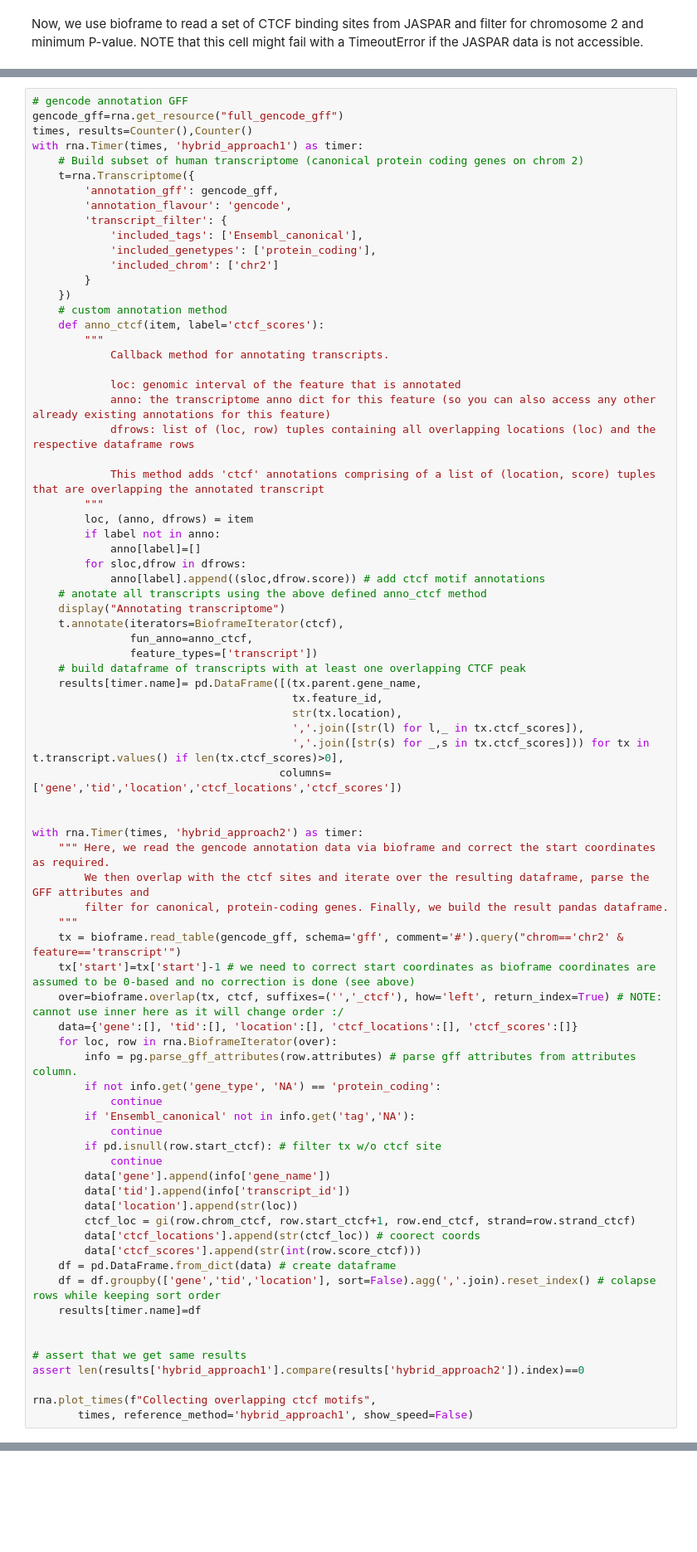
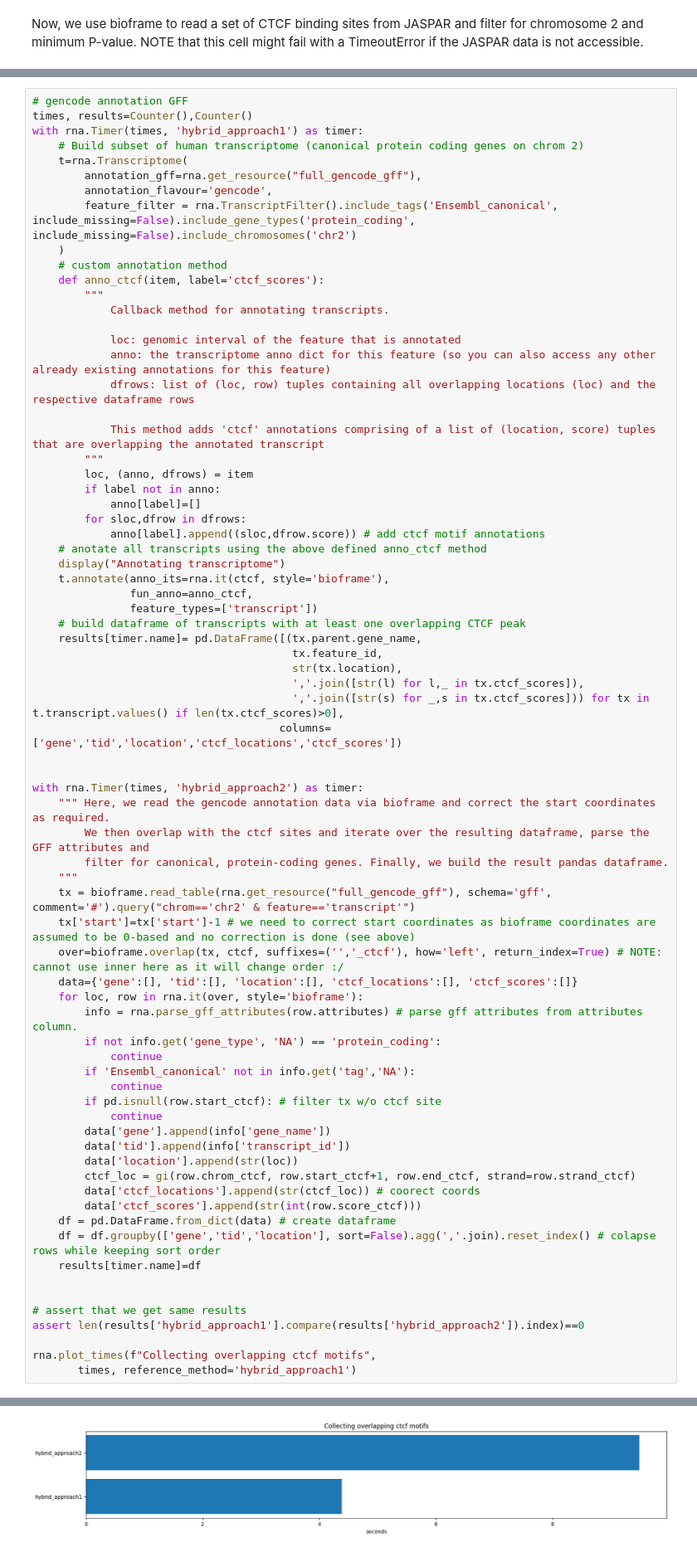
Before and after one commit to popitsch/rnalib, a Jupyter notebook: notebooks/Tutorial_CTCF_analysis.ipynb, the cells around one changed output, grey strips where cells are left out. Shown at 83% size. Drawn from its saved outputs; the diff is of its cells as text; blank space fills up the shorter version.

```diff
--- a/notebooks/Tutorial_CTCF_analysis.ipynb
+++ b/notebooks/Tutorial_CTCF_analysis.ipynb
@@ -77,19 +74,14 @@ Now, we annotate transcripts with JASPAR motifs. We demonstrate two different ap
     - we create a results dataframe while filtering for the respective transcripts. This is done base on GFF attributes parsed from the 'attributes' column.
 # %%
 # gencode annotation GFF
-gencode_gff=rna.get_resource("full_gencode_gff")
 times, results=Counter(),Counter()
 with rna.Timer(times, 'hybrid_approach1') as timer:
     # Build subset of human transcriptome (canonical protein coding genes on chrom 2)
-    t=rna.Transcriptome({
-        'annotation_gff': gencode_gff,
-        'annotation_flavour': 'gencode',
-        'transcript_filter': {
-            'included_tags': ['Ensembl_canonical'],
-            'included_genetypes': ['protein_coding'],
-            'included_chrom': ['chr2']
-        }
-    })
+    t=rna.Transcriptome(
+        annotation_gff=rna.get_resource("full_gencode_gff"),
+        annotation_flavour='gencode',
+        feature_filter = rna.TranscriptFilter().include_tags('Ensembl_canonical', include_missing=False).include_gene_types('protein_coding', include_missing=False).include_chromosomes('chr2')
+    )
     # custom annotation method
     def anno_ctcf(item, label='ctcf_scores'):
         """
@@ -108,7 +100,7 @@ with rna.Timer(times, 'hybrid_approach1') as timer:
             anno[label].append((sloc,dfrow.score)) # add ctcf motif annotations
     # anotate all transcripts using the above defined anno_ctcf method
     display("Annotating transcriptome")
-    t.annotate(iterators=BioframeIterator(ctcf),
+    t.annotate(anno_its=rna.it(ctcf, style='bioframe'),
                fun_anno=anno_ctcf,
                feature_types=['transcript'])
     # build dataframe of transcripts with at least one overlapping CTCF peak
@@ -125,12 +117,12 @@ with rna.Timer(times, 'hybrid_approach2') as timer:
         We then overlap with the ctcf sites and iterate over the resulting dataframe, parse the GFF attributes and
         filter for canonical, protein-coding genes. Finally, we build the result pandas dataframe.
     """
-    tx = bioframe.read_table(gencode_gff, schema='gff', comment='#').query("chrom=='chr2' & feature=='transcript'")
+    tx = bioframe.read_table(rna.get_resource("full_gencode_gff"), schema='gff', comment='#').query("chrom=='chr2' & feature=='transcript'")
     tx['start']=tx['start']-1 # we need to correct start coordinates as bioframe coordinates are assumed to be 0-based and no correction is done (see above)
     over=bioframe.overlap(tx, ctcf, suffixes=('','_ctcf'), how='left', return_index=True) # NOTE: cannot use inner here as it will change order :/
     data={'gene':[], 'tid':[], 'location':[], 'ctcf_locations':[], 'ctcf_scores':[]}
-    for loc, row in rna.BioframeIterator(over):
-        info = pg.parse_gff_attributes(row.attributes) # parse gff attributes from attributes column.
+    for loc, row in rna.it(over, style='bioframe'):
+        info = rna.parse_gff_attributes(row.attributes) # parse gff attributes from attributes column.
         if not info.get('gene_type', 'NA') == 'protein_coding':
             continue
         if 'Ensembl_canonical' not in info.get('tag','NA'):
@@ -152,4 +144,5 @@ with rna.Timer(times, 'hybrid_approach2') as timer:
 assert len(results['hybrid_approach1'].compare(results['hybrid_approach2']).index)==0
 
 rna.plot_times(f"Collecting overlapping ctcf motifs",
-       times, reference_method='hybrid_approach1', show_speed=False)
+       times, reference_method='hybrid_approach1')
+# %% [output]
@@ -156 +151,2 @@ rna.plot_times(f"Collecting overlapping ctcf motifs",
+[figure, added]
 # %% [markdown]
```
Also changed, not shown: parts of 5 cells of this notebook, 11 other files.
